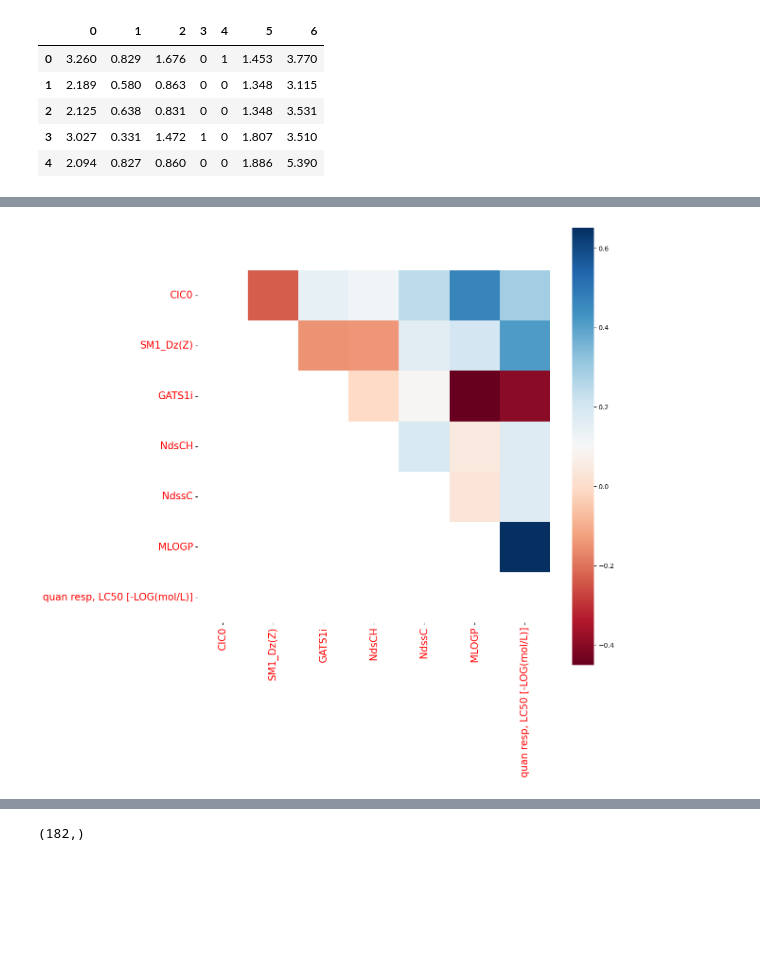
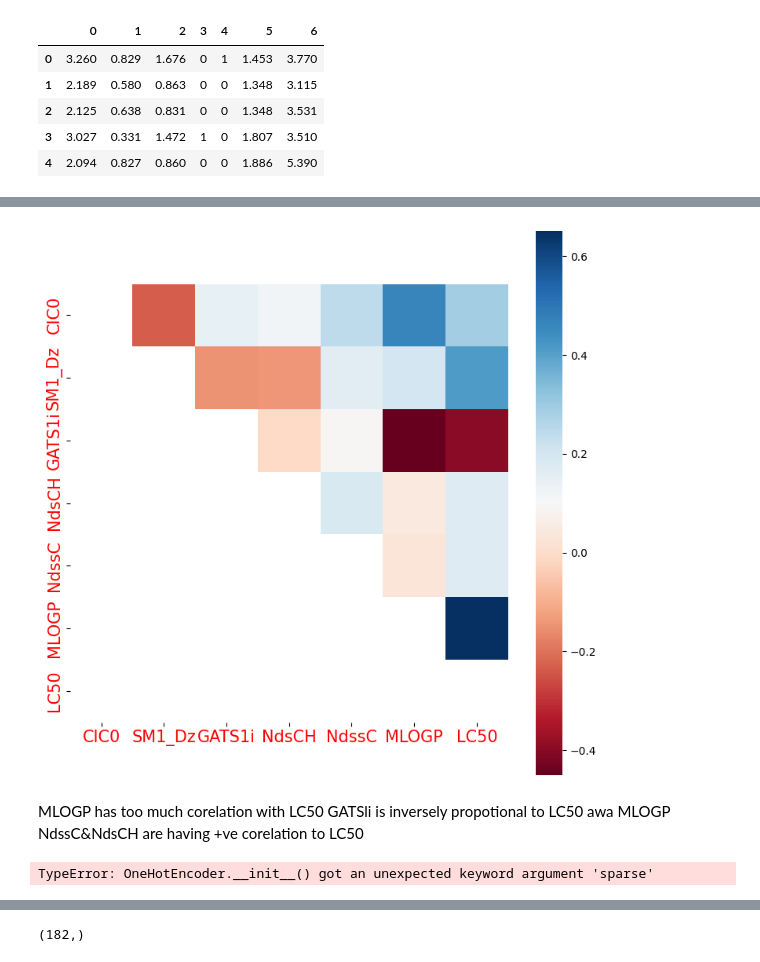
Before and after one commit to IshanThapa/Drug_EDA, a Jupyter notebook: notebooks/EDA.ipynb, the cells around one changed output, grey strips where cells are left out. Drawn from its saved outputs; the diff is of its cells as text; code cells hidden in the pictures; blank space fills up the shorter version.

```diff
--- a/notebooks/EDA.ipynb
+++ b/notebooks/EDA.ipynb
@@ -49,5 +49,4 @@ df.head(5)
 | 3 | 3.027 | 0.331 | 1.472 | 1 | 0 | 1.807 | 3.510 |
 | 4 | 2.094 | 0.827 | 0.860 | 0 | 0 | 1.886 | 5.390 |
 # %%
-df.rename({0: 'CIC0', 1: 'SM1_Dz',2:'GATS1i',3:'NdsCH',4:'NdssC',5:'MLOGP',6:'quan resp, LC50 [-LOG(mol/L)]'}, axis=1, inplace=True)
-df.head()
+df.rename({0: 'CIC0', 1: 'SM1_Dz',2:'GATS1i',3:'NdsCH',4:'NdssC',5:'MLOGP',6:'LC50'}, axis=1, inplace=True)
@@ -164,14 +146,18 @@ sns.kdeplot(np.log(df['GATS1i']), color = rand_col, fill = rand_col )
 # %%
-plt.figure(figsize = (12,12))
+plt.figure(figsize = (9,9))
 corr_matrix=df.corr()
 
 matrix = np.tril(corr_matrix) # take lower correlation matrix
 
 # Draw the heatmap with the mask
 sns.heatmap(corr_matrix.T, mask=matrix, square=True, cmap = 'RdBu')
 plt.xticks(size = 15,color = 'red')
 plt.yticks(size = 15,  color = 'red');
 # %% [output]
-[figure, old version]
+[figure, new version]
+# %% [markdown]
+MLOGP has too much corelation with LC50
+GATSli is inversely propotional to LC50 awa MLOGP
+NdssC&NdsCH are having +ve corelation to LC50
 # %%
 from sklearn.model_selection import train_test_split
@@ -186,8 +172,10 @@ from sklearn.preprocessing import OneHotEncoder
 from sklearn.pipeline import Pipeline,make_pipeline
 # %%
 trf1  = ColumnTransformer([
-    ('ohe_sex_embarked',OneHotEncoder(sparse=False,handle_unknown='ignore'),[3,4])
+    ('NdsCH',OneHotEncoder(sparse=False,handle_unknown='ignore'),[2,4])
 ],remainder='passthrough')
+# %% [output]
+TypeError: OneHotEncoder.__init__() got an unexpected keyword argument 'sparse'
 # %%
 # train the model
 from sklearn.tree import DecisionTreeRegressor
```
Also changed, not shown: parts of 17 cells of this notebook, 3 other files.
